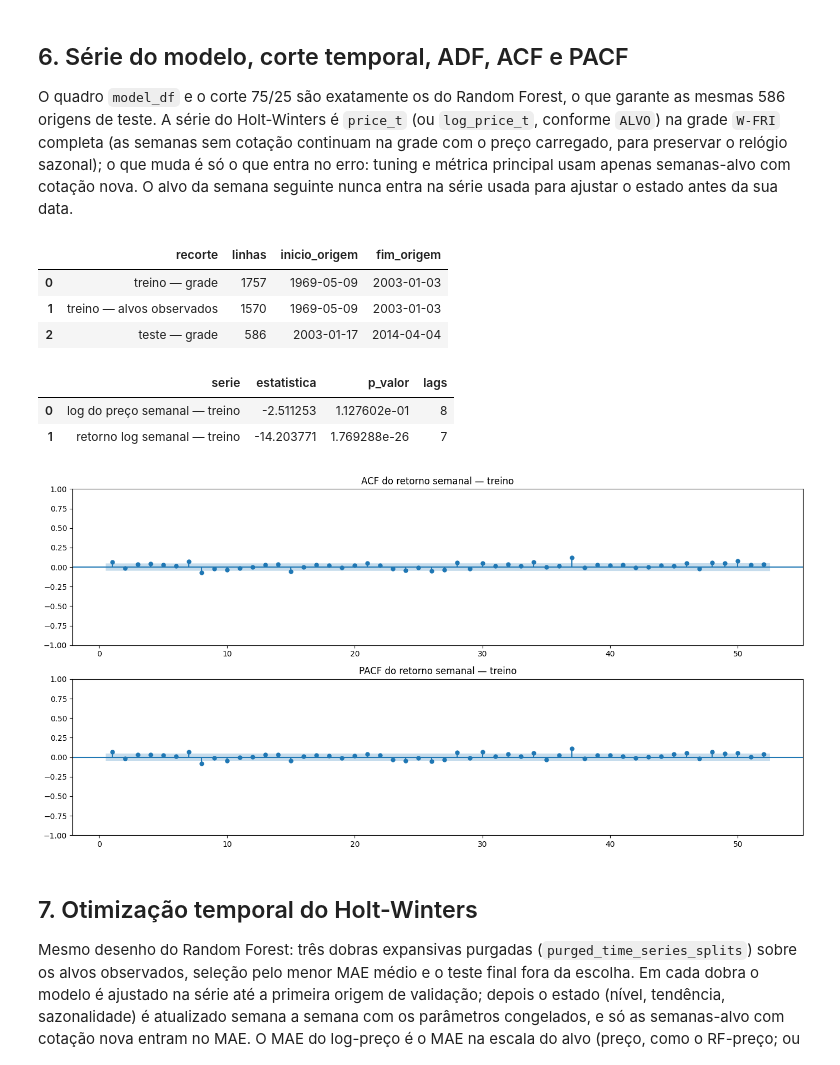
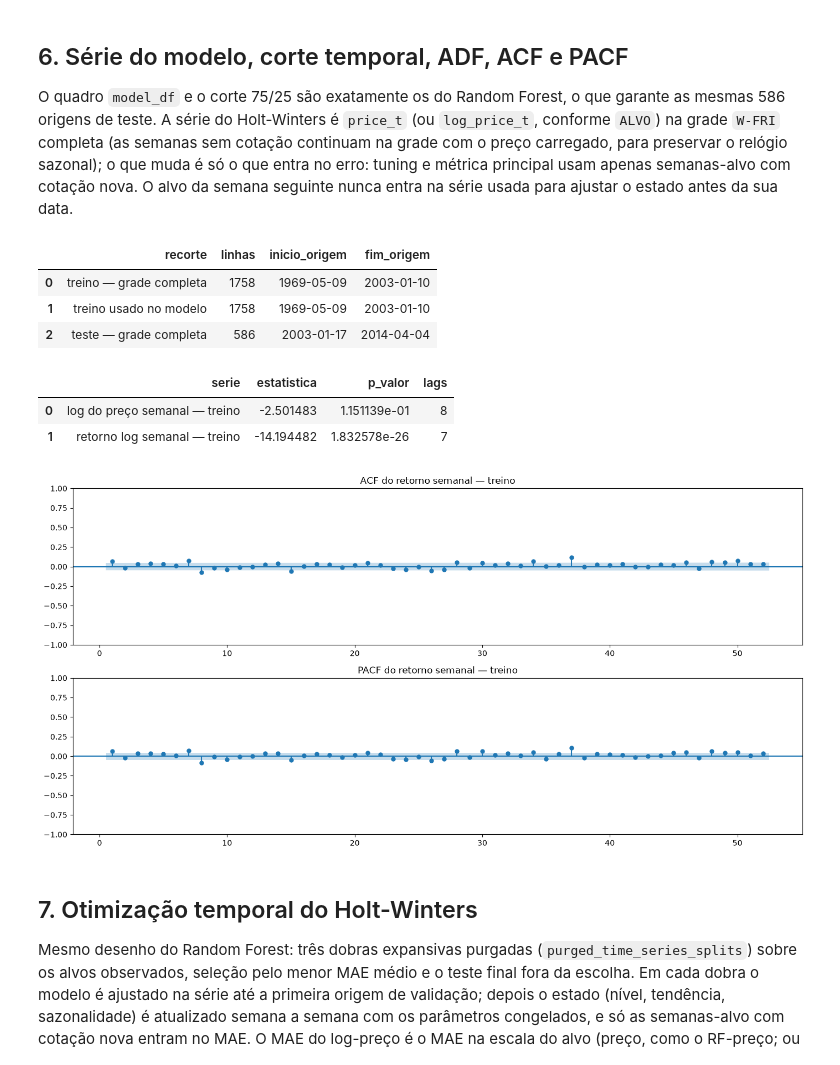
Before and after one commit to lemosriosl/TrabalhoDanielModelos, a Jupyter notebook: notebooks/base_05-grupo5_HW.ipynb, the cells around one changed output. Cells and saved outputs as stored; diff of their text form; code cells hidden in the pictures.

```diff
--- a/notebooks/base_05-grupo5_HW.ipynb
+++ b/notebooks/base_05-grupo5_HW.ipynb
@@ -65,11 +67,9 @@ WEEKLY_RULE = 'W-FRI'
 STL_PERIOD = 52
 TRAIN_RATIO = .75
 RANDOM_STATE = 42
-REFIT_EVERY = 1          # 1 = reestima alpha/beta/gamma/phi em toda origem de teste, como o RF
-ALVO = 'price'           # 'price' -> target_price_t_plus_1 | 'log_price' -> target_log_price_t_plus_1
-assert ALVO in ('price', 'log_price')
-TARGET = 'target_price_t_plus_1' if ALVO == 'price' else 'target_log_price_t_plus_1'
-LOG_TARGET = 'target_log_price_t_plus_1'
+REFIT_EVERY = 1
+ALVO = 'return'
+TARGET = ALVO_CANONICO
 np.random.seed(RANDOM_STATE)
 # %% [markdown]
 ## 2. Ingestão e auditoria do CSV atual
@@ -241,61 +241,50 @@ sem cotação continuam na grade com o preço carregado, para preservar o relóg
 é só o que entra no erro: tuning e métrica principal usam apenas semanas-alvo com cotação nova.
 O alvo da semana seguinte nunca entra na série usada para ajustar o estado antes da sua data.
 # %%
-model_df, _ = construir_quadro_ouro(weekly)
-if LOG_TARGET not in model_df.columns:
-    model_df[LOG_TARGET] = np.log(model_df.target_price_t_plus_1)
-assert np.allclose(model_df[LOG_TARGET], np.log(model_df.target_price_t_plus_1))
+weekly, model_df, _, train_df, test_df = preparar_modelagem_ouro(
+    df, regra_semanal=WEEKLY_RULE, proporcao_treino=TRAIN_RATIO,
+)
+training_df = train_df.copy().reset_index(drop=True)
+assert TARGET == ALVO_CANONICO
+assert len(train_df) == 1758 and len(test_df) == 586
+assert train_df.target_date.max() <= test_df.DATE.min()
+assert len(training_df) == 1758
 
-split_index = int(len(model_df) * TRAIN_RATIO)
-first_test_origin = model_df.iloc[split_index].DATE
-train_df = model_df.iloc[:split_index].loc[lambda x: x.target_date < first_test_origin].reset_index(drop=True)
-test_df = model_df.iloc[split_index:].reset_index(drop=True)
-training_df = selecionar_alvos_observados(train_df).reset_index(drop=True)
-assert train_df.target_date.max() < test_df.DATE.min()
-assert training_df.target_has_new_quote.eq(1).all()
-assert len(test_df) == 586, len(test_df)
-
-# Série do Holt-Winters na grade semanal completa (preço ou log do preço, conforme ALVO)
-weekly_idx = weekly.set_index('DATE')
-y_series = (weekly_idx.price_t if ALVO == 'price' else weekly_idx.log_price_t).astype(float).asfreq(WEEKLY_RULE)
-assert y_series.notna().all() and len(y_series) == len(weekly)
-to_price = (lambda v: np.asarray(v, dtype=float)) if ALVO == 'price' else (lambda v: np.exp(np.asarray(v, dtype=float)))
-
-# Posições (na grade) das origens e dos alvos de teste
+# O modelo é ajustado diretamente no mesmo retorno usado pelos demais modelos.
+y_series = weekly.set_index('DATE').log_return_t.dropna().astype(float).asfreq(WEEKLY_RULE)
+assert y_series.notna().all()
 test_origin_pos = y_series.index.get_indexer(pd.DatetimeIndex(test_df.DATE))
 assert (test_origin_pos >= 0).all()
 assert (y_series.index[test_origin_pos + 1] == pd.DatetimeIndex(test_df.target_date)).all()
 assert np.allclose(y_series.iloc[test_origin_pos + 1].to_numpy(), test_df[TARGET].to_numpy())
-assert np.allclose(to_price(y_series.iloc[test_origin_pos].to_numpy()), test_df.price_t.to_numpy())
-
 def adf_row(name, series):
     result = adfuller(series.dropna(), autolag='AIC')
     return {'serie': name, 'estatistica': result[0], 'p_valor': result[1], 'lags': result[2]}
 display(pd.DataFrame({
-    'recorte': ['treino — grade', 'treino — alvos observados', 'teste — grade'],
+    'recorte': ['treino — grade completa', 'treino usado no modelo', 'teste — grade completa'],
     'linhas': [len(train_df), len(training_df), len(test_df)],
     'inicio_origem': [train_df.DATE.min(), training_df.DATE.min(), test_df.DATE.min()],
     'fim_origem': [train_df.DATE.max(), training_df.DATE.max(), test_df.DATE.max()],
 }))
 display(pd.DataFrame([
     adf_row('log do preço semanal — treino', train_df.log_price_t),
     adf_row('retorno log semanal — treino', train_df.log_return_t),
 ]))
 fig, axes = plt.subplots(2, 1, figsize=(14, 7))
 plot_acf(train_df.log_return_t, lags=52, zero=False, ax=axes[0])
 plot_pacf(train_df.log_return_t, lags=52, zero=False, method='ywm', ax=axes[1])
 axes[0].set_title('ACF do retorno semanal — treino')
 axes[1].set_title('PACF do retorno semanal — treino')
 plt.tight_layout(); plt.show()
 # %% [output]
 |  | recorte | linhas | inicio_origem | fim_origem |
-| 0 | treino — grade | 1757 | 1969-05-09 | 2003-01-03 |
-| 1 | treino — alvos observados | 1570 | 1969-05-09 | 2003-01-03 |
-| 2 | teste — grade | 586 | 2003-01-17 | 2014-04-04 |
+| 0 | treino — grade completa | 1758 | 1969-05-09 | 2003-01-10 |
+| 1 | treino usado no modelo | 1758 | 1969-05-09 | 2003-01-10 |
+| 2 | teste — grade completa | 586 | 2003-01-17 | 2014-04-04 |
 |  | serie | estatistica | p_valor | lags |
-| 0 | log do preço semanal — treino | -2.511253 | 1.127602e-01 | 8 |
-| 1 | retorno log semanal — treino | -14.203771 | 1.769288e-26 | 7 |
+| 0 | log do preço semanal — treino | -2.501483 | 1.151139e-01 | 8 |
+| 1 | retorno log semanal — treino | -14.194482 | 1.832578e-26 | 7 |
-[figure, old version]
+[figure, new version]
 # %% [markdown]
 ## 7. Otimização temporal do Holt-Winters
 
```
Also changed, not shown: parts of 12 cells of this notebook, 13 other files.
